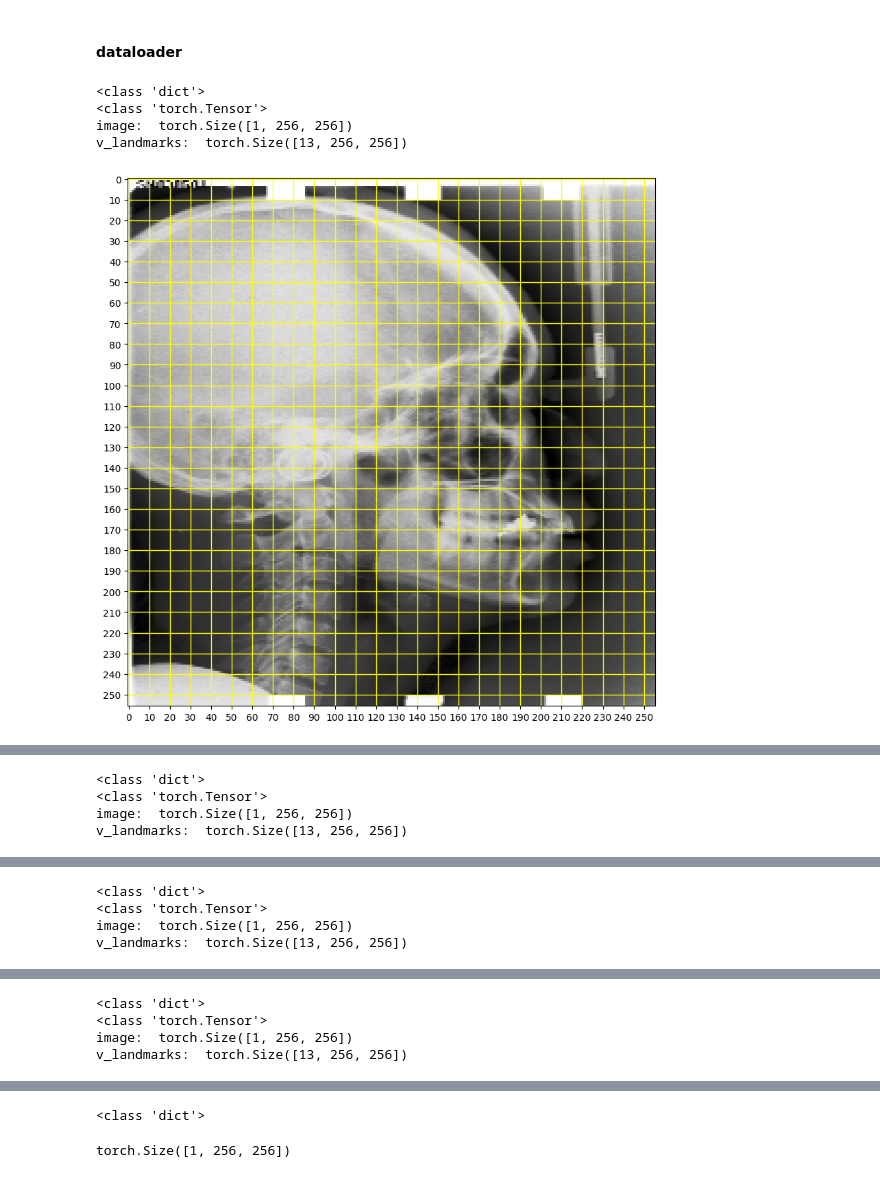
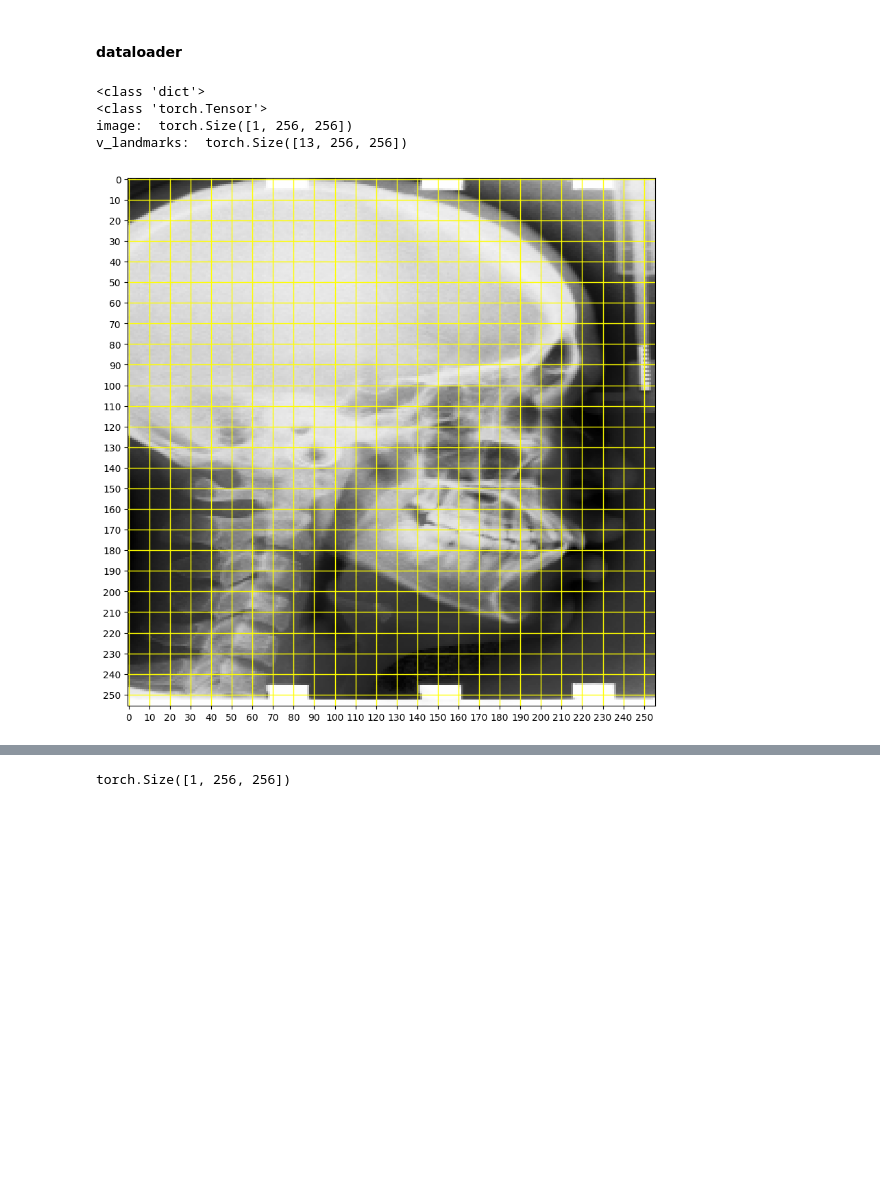
Before and after one commit to saeedmehrang/cvmt, a Jupyter notebook: notebooks/ml/data_loader_debugging.ipynb, the cells around one changed output, grey strips where cells are left out. Drawn from its saved outputs; the diff is of its cells as text; code cells hidden in the pictures; blank space fills up the shorter version.

Commit message:
Add support for image augmentation
- CustomScaleto01
- CustomToTensor
- RandomRotationTransform
- RandomHorFlip
- GaussianBlurTransform
- RightResizedCrop

```diff
--- a/notebooks/ml/data_loader_debugging.ipynb
+++ b/notebooks/ml/data_loader_debugging.ipynb
@@ -401,9 +401,9 @@ my_transforms = transforms.Compose([
     CustomScaleto01(),
     CustomToTensor(),
     # RandomRotationTransform(degrees=(5,10)),
-    #RandomHorFlip(0.5),
-    #GaussianBlurTransform(kernel_size=3, sigma=0.2, p=1),
-    RightResizedCrop(width_scale=(0.9,1.0), p=1)
+    RandomHorFlip(0.25),
+    GaussianBlurTransform(kernel_size=3, sigma=0.2, p=0.2),
+    RightResizedCrop(width_scale=(0.8,1.0,), p=0.5)
 ])
 
 # instantiate the dataset and dataloader objects
@@ -433,7 +433,7 @@ for i, batch in enumerate(train_dataloader):
     # Train the model on this batch
     #break
 
-    if i == 4:
+    if i == 1:
         break
     batch = [{k:v[i] for k, v in batch.items()} for i in range(len(batch['image']))]
 
@@ -441,31 +441,31 @@ for i, batch in enumerate(train_dataloader):
     v_shapes = []
     for i, sample in enumerate(batch):
         print(type(sample['image']))
         print("image: ", sample['image'].shape)
         if 'v_landmarks'in sample and sample['v_landmarks'] is not None:
             print("v_landmarks: ", sample['v_landmarks'].shape)
         if 'f_landmarks' in sample and sample['f_landmarks'] is not None:
             print("f_landmarks: ", sample['f_landmarks'].shape)
         print()
 
         # plot
         v_landmarks = sample['v_landmarks'] if 'v_landmarks' in sample else None
         f_landmarks = sample['f_landmarks'] if 'f_landmarks' in sample else None
         image = sample['image'][0,...]
         fig, ax = plt.subplots(figsize=(10,10),)
         ax.imshow(sample['image'].numpy()[0,:,:], cmap='gray')
         x_ticks = np.arange(0, image.size(-1), 10)
         y_ticks = np.arange(0, image.size(-2), 10)
         plt.xticks(x_ticks)
         plt.yticks(y_ticks)
         plt.grid(True, color='yellow', linestyle='-', linewidth=1,)
         plt.show()
 
         plot_many_heatmaps(v_landmarks)
         print()
 # %% [output]
 <class 'dict'>
 <class 'torch.Tensor'>
 image:  torch.Size([1, 256, 256])
 v_landmarks:  torch.Size([13, 256, 256])
-[figure, old version]
+[figure, new version]
@@ -473,4 +472,0 @@ v_landmarks:  torch.Size([13, 256, 256])
-<class 'dict'>
-<class 'torch.Tensor'>
-image:  torch.Size([1, 256, 256])
-v_landmarks:  torch.Size([13, 256, 256])
@@ -479,4 +472,0 @@ v_landmarks:  torch.Size([13, 256, 256])
-<class 'dict'>
-<class 'torch.Tensor'>
-image:  torch.Size([1, 256, 256])
-v_landmarks:  torch.Size([13, 256, 256])
@@ -485,4 +472,0 @@ v_landmarks:  torch.Size([13, 256, 256])
-<class 'dict'>
-<class 'torch.Tensor'>
-image:  torch.Size([1, 256, 256])
-v_landmarks:  torch.Size([13, 256, 256])
@@ -491,4 +473,3 @@ v_landmarks:  torch.Size([13, 256, 256])
-<class 'dict'>
 # %%
 sample['image'].shape
 # %% [output]
```
Also changed, not shown: parts of 2 cells of this notebook, 1 other file.
